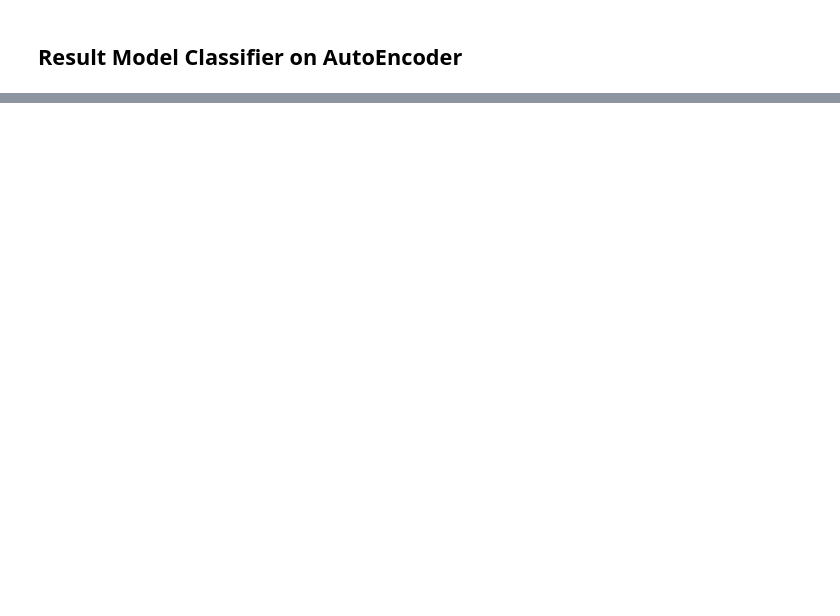
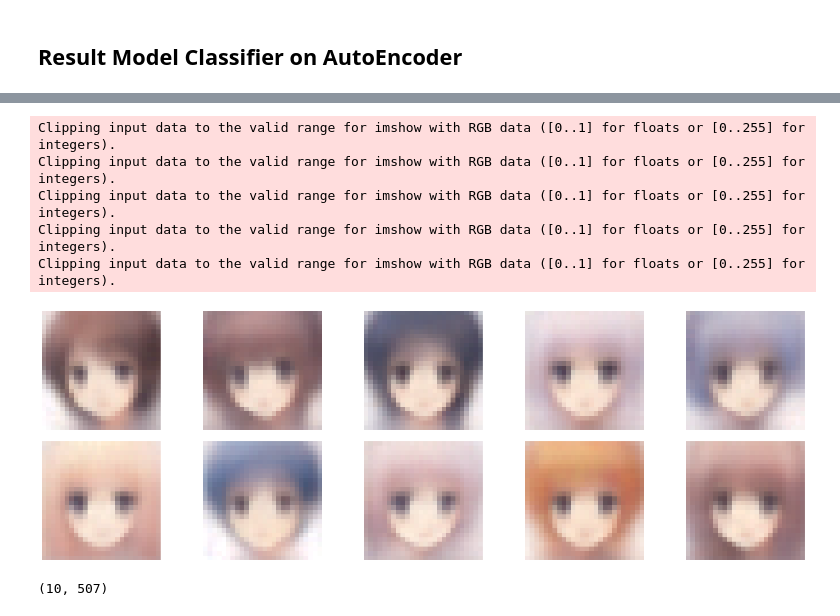
Before and after one commit to SupasanKomonlit/classifier_system, a Jupyter notebook: auto_encoder.ipynb, the cells around one changed output, grey strips where cells are left out. Saved outputs shown, nothing was run; the diff lists cells and outputs as text; code cells hidden in the pictures; blank space fills up the shorter version.

```diff
--- a/auto_encoder.ipynb
+++ b/auto_encoder.ipynb
@@ -232,0 +597,16 @@ Hitmonchan               |        0.08333 |        0.16667
+# %%
+vae_decoder = Vautoencoder.layers[-1]
+# %%
+latent_random = np.random.normal( 0 , 1 , size=( 10 , latent_size ))
+DataHandle.plot( latent_random , vae_decoder , dest_type = float )
+# %% [output]
+Clipping input data to the valid range for imshow with RGB data ([0..1] for floats or [0..255] for integers).
+Clipping input data to the valid range for imshow with RGB data ([0..1] for floats or [0..255] for integers).
+Clipping input data to the valid range for imshow with RGB data ([0..1] for floats or [0..255] for integers).
+Clipping input data to the valid range for imshow with RGB data ([0..1] for floats or [0..255] for integers).
+Clipping input data to the valid range for imshow with RGB data ([0..1] for floats or [0..255] for integers).
+[figure, added]
+# %%
+latent_random.shape
+# %% [output]
+(10, 507)
```
Also changed, not shown: parts of 53 cells of this notebook, 8 other files.
